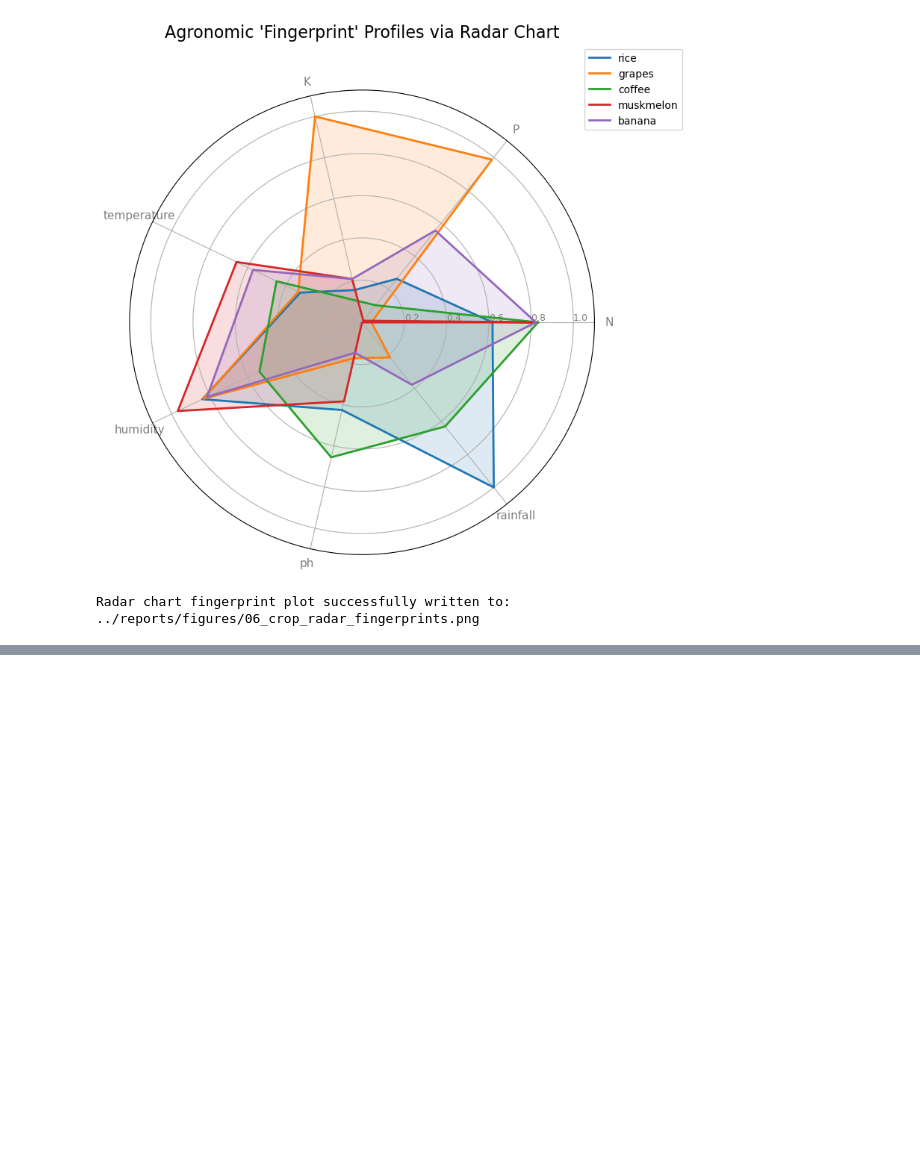
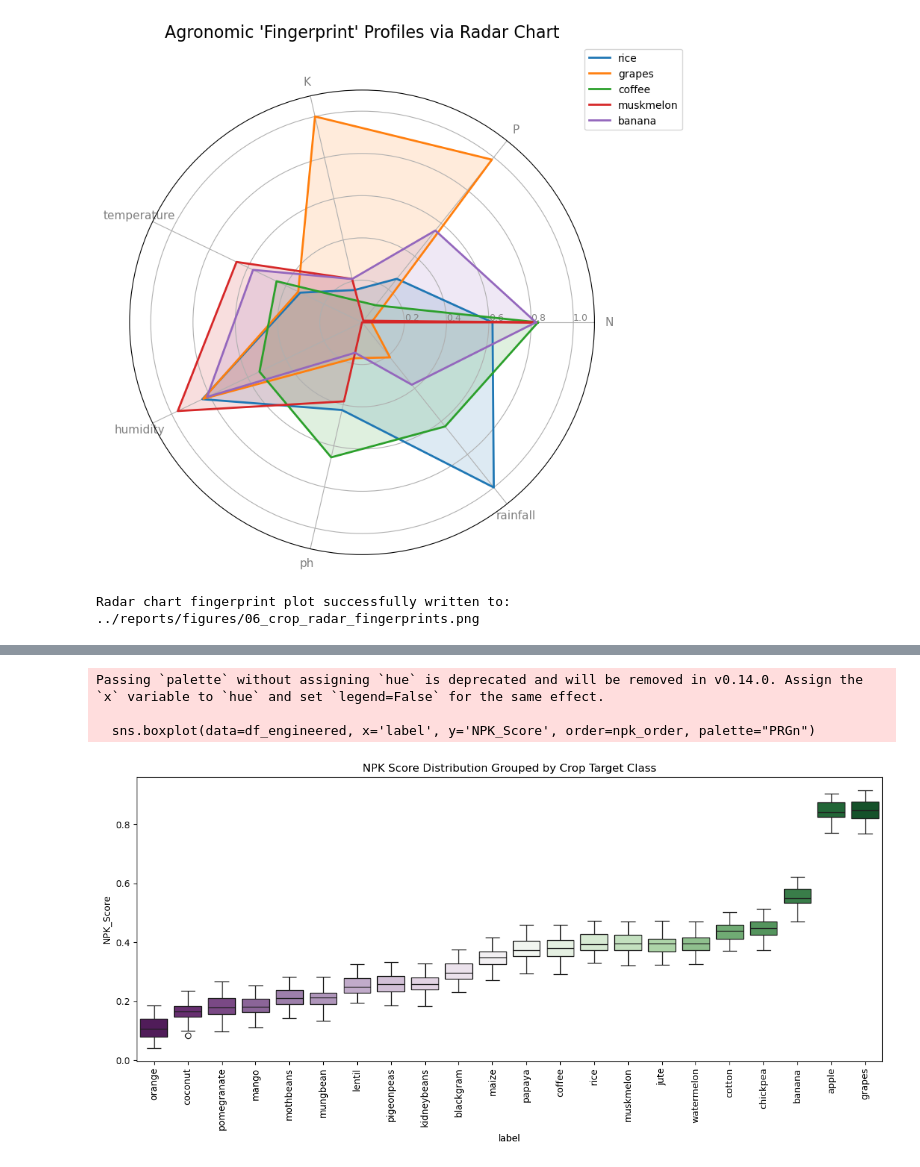
Before and after one commit to Kobeyvines/Crop_Recommendation, a Jupyter notebook: notebooks/analysis.ipynb, the cells around one changed output, grey strips where cells are left out. Saved outputs shown, nothing was run; the diff lists cells and outputs as text; code cells hidden in the pictures; blank space fills up the shorter version.

```diff
--- a/notebooks/analysis.ipynb
+++ b/notebooks/analysis.ipynb
@@ -471,0 +529,17 @@ Each crop forms a distinct geometric profile that reflects its typical growing c
+# %%
+# Feature 2 - Growing Condition Index (GCI) Construction
+# Compute global z-scores for climate variables, then take their mean to form a composite index
+temp_mean, temp_std = df_engineered['temperature'].mean(), df_engineered['temperature'].std()
+hum_mean, hum_std = df_engineered['humidity'].mean(), df_engineered['temperature'].std()
+rain_mean, rain_mean = df_engineered['rainfall'].mean(), df_engineered['rainfall'].std()
+
+df_engineered['temp_z'] = df_engineered['temperature'] - temp_mean / temp_std
+df_engineered['hum_z'] = df_engineered['humidity'] - temp_mean / temp_std
+df_engineered['rain_z'] = df_engineered['rainfall'] - temp_mean / temp_std
+
+# Composte index reflecting high-resource vs. low-resource enviromental demand
+df_engineered['Climate_Suitability_Index'] = df_engineered[['temp_z', 'hum_z', 'rain_z']].mean(axis=1)
+
+
+df_engineered.drop(columns=['temp_z', 'hum_z', 'rain_z'], inplace=True)
+print("Climate_Suitability_Index successfully engineered.")
@@ -471,0 +562,13 @@ Each crop forms a distinct geometric profile that reflects its typical growing c
+# %%
+# Feature 3 - Soil Suitability Category Construction
+# Bucket pH into standard agronomic bands using conditional logic
+def categorize_ph(ph):
+    if ph < 6.5:
+        return 'Acidic'
+    elif 6.5 <= ph <= 7.5:
+        return 'Neutral'
+    else:
+        return 'Alkaline'
+
+df_engineered['soil_ph_category'] = df_engineered['ph'].apply(categorize_ph).astype('category')
+print("Soil pH Category successfully binned into categorical bands.")
@@ -471,0 +591,19 @@ Each crop forms a distinct geometric profile that reflects its typical growing c
+# %%
+# Validation - Testing Feature Separability Power
+plt.figure(figsize=(12, 6))
+# Sort crops by median NPK Score to Inspect class separation capacity
+npk_order = df_engineered.groupby('label', observed=False)['NPK_Score'].median().sort_values().index
+
+sns.boxplot(data=df_engineered, x='label', y='NPK_Score', order=npk_order, palette="PRGn")
+plt.xticks(rotation=90)
+plt.title("NPK Score Distribution Grouped by Crop Target Class")
+plt.tight_layout()
+
+validation_path = "../reports/figures/07_feature_validation.png"
+plt.savefig(validation_path, dpi=300)
+plt.show()
+# %% [output]
+Passing `palette` without assigning `hue` is deprecated and will be removed in v0.14.0. Assign the `x` variable to `hue` and set `legend=False` for the same effect.
+
+  sns.boxplot(data=df_engineered, x='label', y='NPK_Score', order=npk_order, palette="PRGn")
+[figure, added]
```
Also changed, not shown: parts of 14 cells of this notebook, 2 other files.
